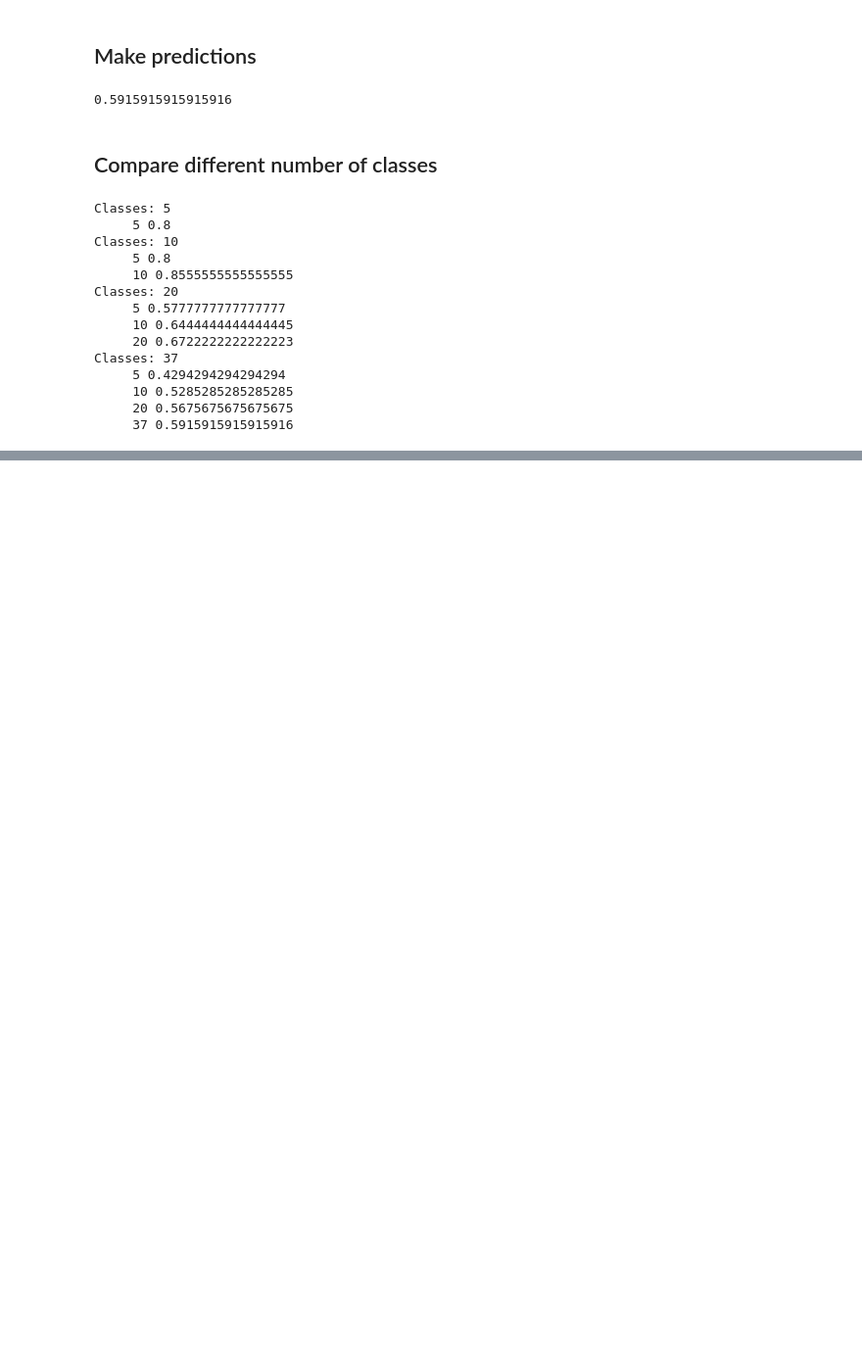
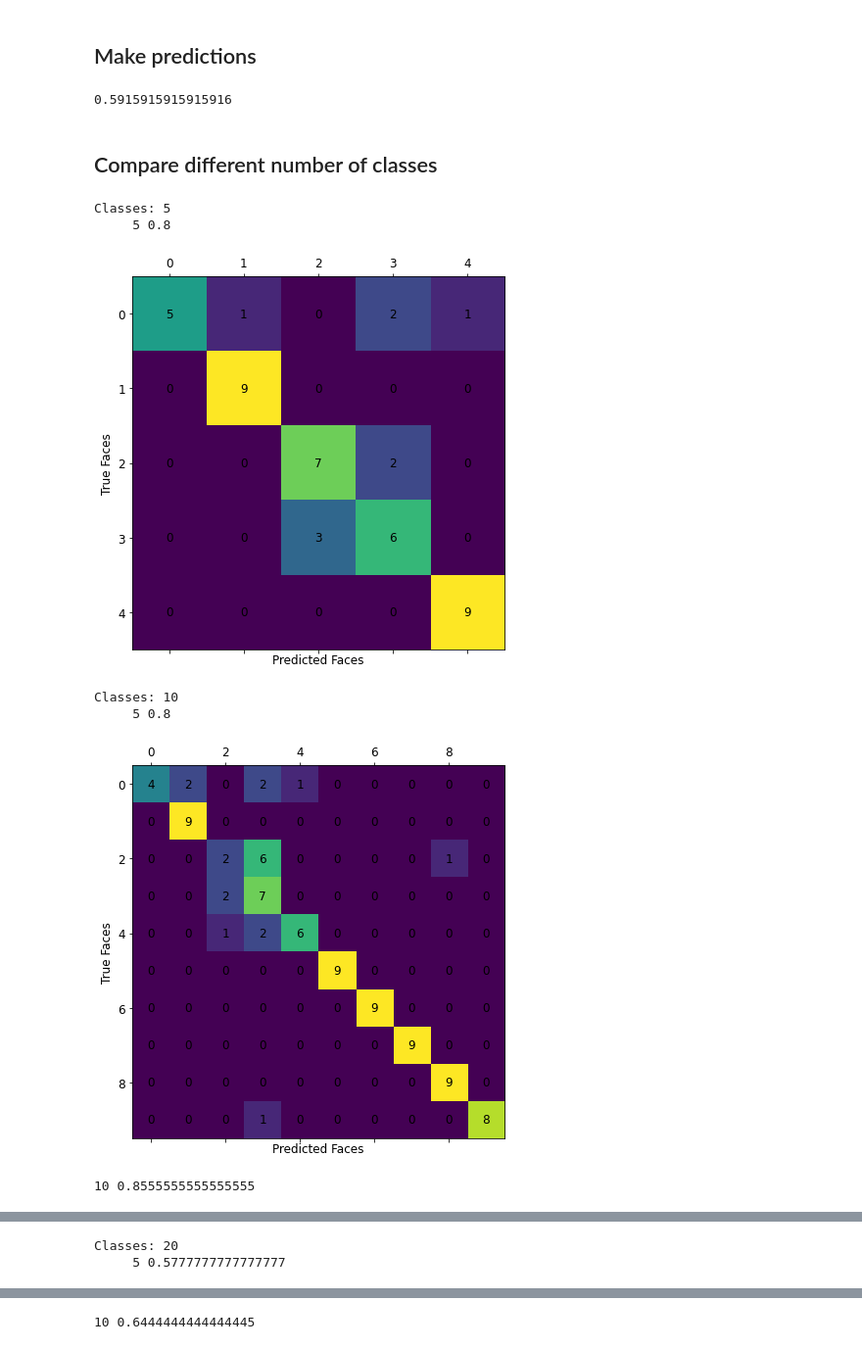
Before and after one commit to Denis115/ObjectRecognition, a Jupyter notebook: Eigenfaces.ipynb, the cells around one changed output, grey strips where cells are left out. Shown at 98% size. Saved outputs shown, nothing was run; the diff lists cells and outputs as text; code cells hidden in the pictures; blank space fills up the shorter version.

Commit message:
ADD: confusion matrix

```diff
--- a/Eigenfaces.ipynb
+++ b/Eigenfaces.ipynb
@@ -9,5 +10,5 @@ from sklearn.metrics import accuracy_score
 # %%
-DATA_PATH = 'dataset/eigenfaces_dataset/'
+DATA_PATH = '/home/master/Projects/Py_Projects/ObjectRecognition/dataset/faces/'
 IMG_WIDTH = 250
 IMG_HEIGHT = 250
 
@@ -16,13 +17,13 @@ n_components = 100
 ## Import data
 # %%
 pictures = dict()
-dirs = sorted(os.listdir('dataset/faces/'))
+dirs = sorted(os.listdir(DATA_PATH))
 print(dirs)
 for d in dirs:
     pictures[d] = []
-    for f in os.listdir(os.path.join('dataset/faces/', d)):
+    for f in os.listdir(os.path.join(DATA_PATH, d)):
         if f[-4:] == '.pgm':
-            pictures[d].append(np.asarray(Image.open(os.path.join('dataset/faces/' + d, f)).convert('L')))
+            pictures[d].append(np.asarray(Image.open(os.path.join(DATA_PATH + d, f)).convert('L')))
 
 labels = pictures.keys()
 print("Total persons:", len(labels))
@@ -85,44 +84,51 @@ print(accuracy)
 # %% [markdown]
 ## Compare different number of classes
 # %%
+mpl.rcParams['font.size'] = 12
+
 for c in [5, 10, 20, 37]:
     print('Classes:', c)
     for n in [5, 10, 20, 37]:
         if c >= n:
             train = []
             l_train = []
             test = []
             l_test = []
 
             for d in list(labels)[:c]:
                 train.append(pictures[d][0])
                 test += list(pictures[d][1:])
 
                 l_train.append(d)
                 l_test += [d] * (pictures[d].shape[0] - 1)
             train = np.asarray(train)
             test = np.asarray(test)
 
             importlib.reload(EF)
 
             classifier = EF.EigenFacesClassifier(n)
             classifier.fit(train, l_train)
 
             predictions = classifier.predict(test)
             accuracy = accuracy_score(l_test, predictions)
             print('    ', n, accuracy)
+
+            conf_matrix = confusion_matrix(l_test, predictions)
+
+            fig, ax = plt.subplots(figsize=(7,7))
+
+            ax.set_xlabel('Predicted Faces')
+            ax.set_ylabel('True Faces')
+            ax.matshow(conf_matrix)
+            for i in range(c):
+                for j in range(c):
+                    ax.text(j, i, conf_matrix[i, j], va='center', ha='center')
+            plt.show()
 # %% [output]
 Classes: 5
      5 0.8
-Classes: 10
-     5 0.8
-     10 0.8555555555555555
-Classes: 20
-     5 0.5777777777777777
-     10 0.6444444444444445
-     20 0.6722222222222223
-Classes: 37
-     5 0.4294294294294294
-     10 0.5285285285285285
-     20 0.5675675675675675
-     37 0.5915915915915916
+[figure, added]
+Classes: 10
+     5 0.8
+[figure, added]
+10 0.8555555555555555
@@ -128,0 +136,2 @@ Classes: 37
+Classes: 20
+     5 0.5777777777777777
@@ -128,0 +139 @@ Classes: 37
+10 0.6444444444444445
```
Also changed, not shown: parts of 3 cells of this notebook.
